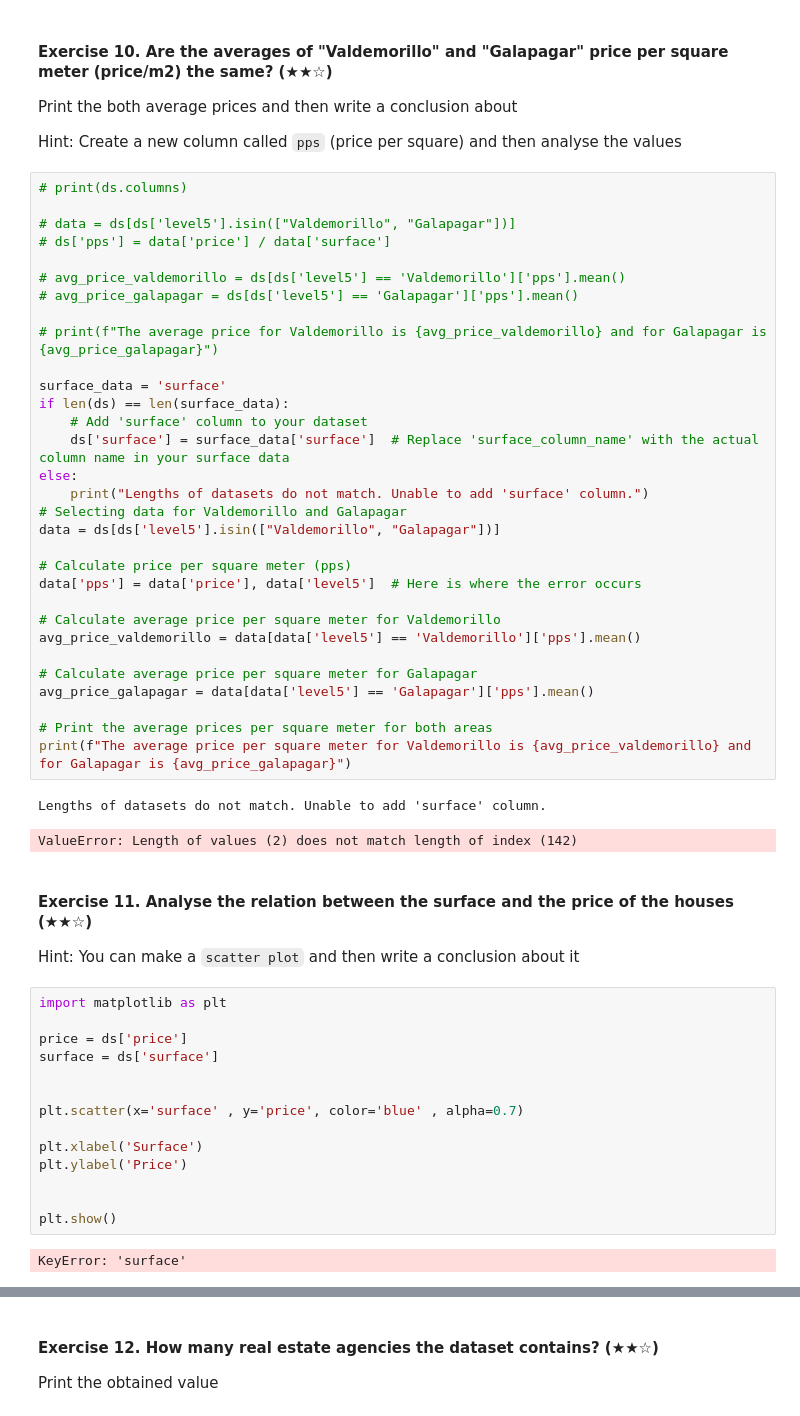
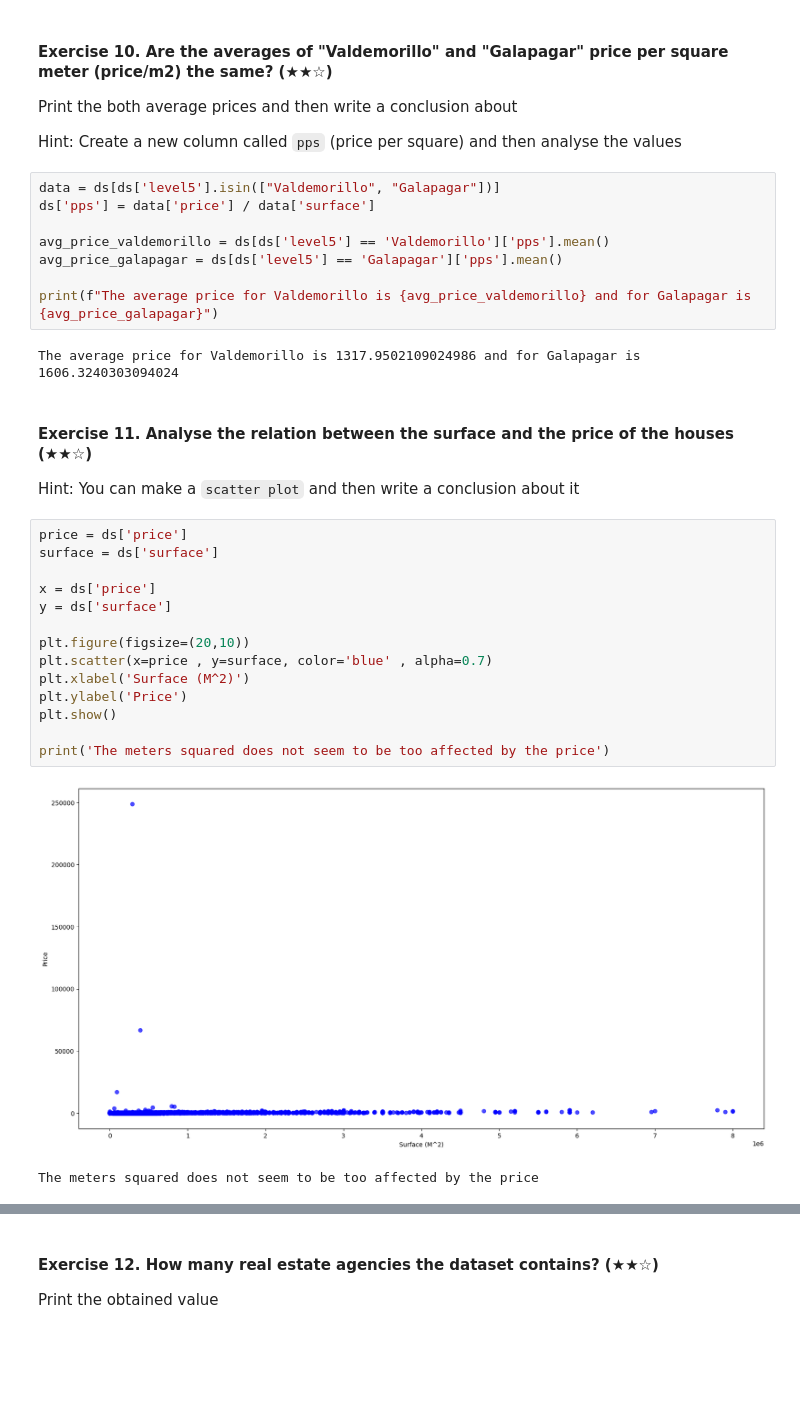
Before and after one commit to Kransky85/realestate-datacleanup-exercise, a Jupyter notebook: project.ipynb, the cells around one changed output, grey strips where cells are left out. Saved outputs shown, nothing was run; the diff lists cells and outputs as text; blank space fills up the shorter version.

```diff
--- a/project.ipynb
+++ b/project.ipynb
@@ -236,56 +190,33 @@ Print the both average prices and then write a conclusion about
 
 Hint: Create a new column called `pps` (price per square) and then analyse the values
 # %%
-# print(ds.columns)
+data = ds[ds['level5'].isin(["Valdemorillo", "Galapagar"])]
+ds['pps'] = data['price'] / data['surface']
 
-# data = ds[ds['level5'].isin(["Valdemorillo", "Galapagar"])]
-# ds['pps'] = data['price'] / data['surface']
+avg_price_valdemorillo = ds[ds['level5'] == 'Valdemorillo']['pps'].mean()
+avg_price_galapagar = ds[ds['level5'] == 'Galapagar']['pps'].mean()
 
-# avg_price_valdemorillo = ds[ds['level5'] == 'Valdemorillo']['pps'].mean()
-# avg_price_galapagar = ds[ds['level5'] == 'Galapagar']['pps'].mean()
-
-# print(f"The average price for Valdemorillo is {avg_price_valdemorillo} and for Galapagar is {avg_price_galapagar}")
-
-surface_data = 'surface'
-if len(ds) == len(surface_data):
-    # Add 'surface' column to your dataset
-    ds['surface'] = surface_data['surface']  # Replace 'surface_column_name' with the actual column name in your surface data
-else:
-    print("Lengths of datasets do not match. Unable to add 'surface' column.")
-# Selecting data for Valdemorillo and Galapagar
-data = ds[ds['level5'].isin(["Valdemorillo", "Galapagar"])]
-
-# Calculate price per square meter (pps)
-data['pps'] = data['price'], data['level5']  # Here is where the error occurs
-
-# Calculate average price per square meter for Valdemorillo
-avg_price_valdemorillo = data[data['level5'] == 'Valdemorillo']['pps'].mean()
-
-# Calculate average price per square meter for Galapagar
-avg_price_galapagar = data[data['level5'] == 'Galapagar']['pps'].mean()
-
-# Print the average prices per square meter for both areas
-print(f"The average price per square meter for Valdemorillo is {avg_price_valdemorillo} and for Galapagar is {avg_price_galapagar}")
+print(f"The average price for Valdemorillo is {avg_price_valdemorillo} and for Galapagar is {avg_price_galapagar}")
 # %% [output]
-Lengths of datasets do not match. Unable to add 'surface' column.
+The average price for Valdemorillo is 1317.9502109024986 and for Galapagar is 1606.3240303094024
-ValueError: Length of values (2) does not match length of index (142)
 # %% [markdown]
 #### Exercise 11. Analyse the relation between the surface and the price of the houses (★★☆)
 
 Hint: You can make a `scatter plot` and then write a conclusion about it
 # %%
-import matplotlib as plt
-
 price = ds['price']
 surface = ds['surface']
 
+x = ds['price']
+y = ds['surface']
 
-plt.scatter(x='surface' , y='price', color='blue' , alpha=0.7)
+plt.figure(figsize=(20,10))
+plt.scatter(x=price , y=surface, color='blue' , alpha=0.7)
+plt.xlabel('Surface (M^2)')
+plt.ylabel('Price')
+plt.show()
 
-plt.xlabel('Surface')
-plt.ylabel('Price')
-
-
-plt.show()
+print('The meters squared does not seem to be too affected by the price')
 # %% [output]
+[figure, added]
-KeyError: 'surface'
+The meters squared does not seem to be too affected by the price
```
Also changed, not shown: parts of 22 cells of this notebook.
